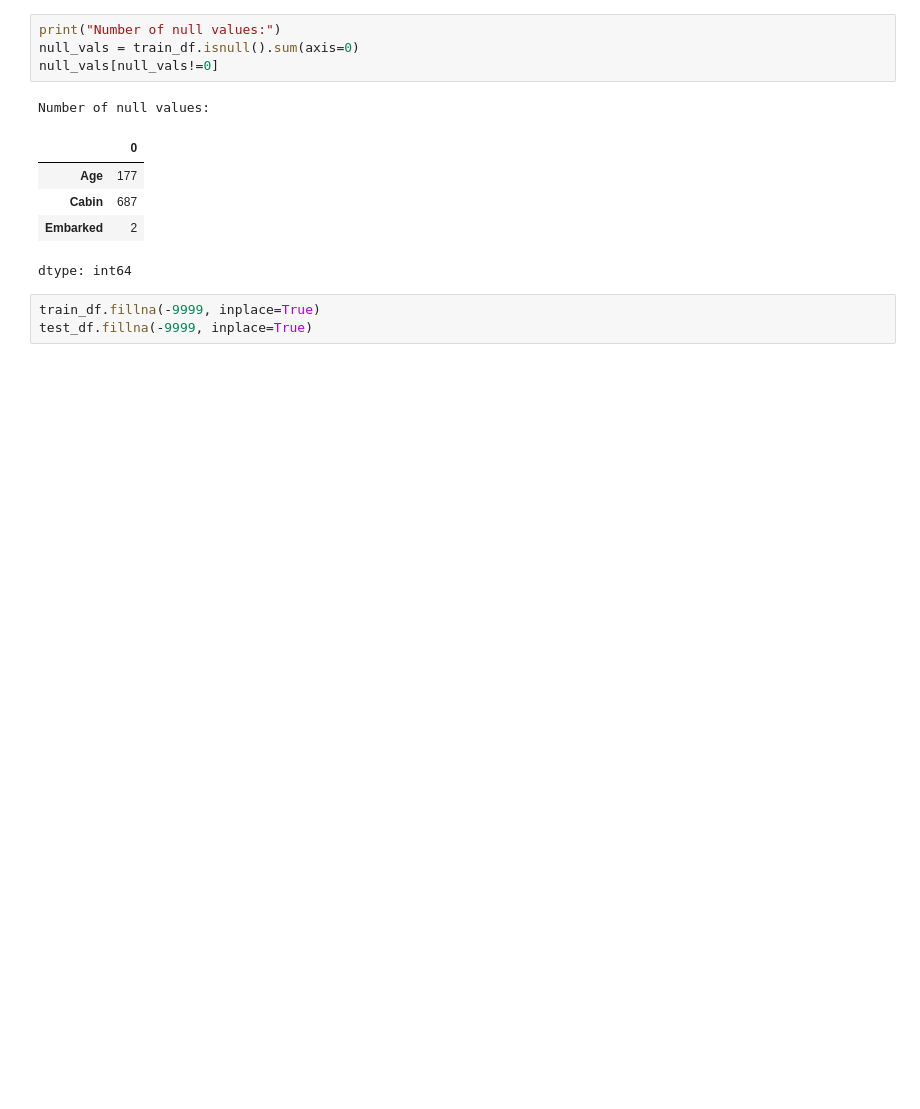
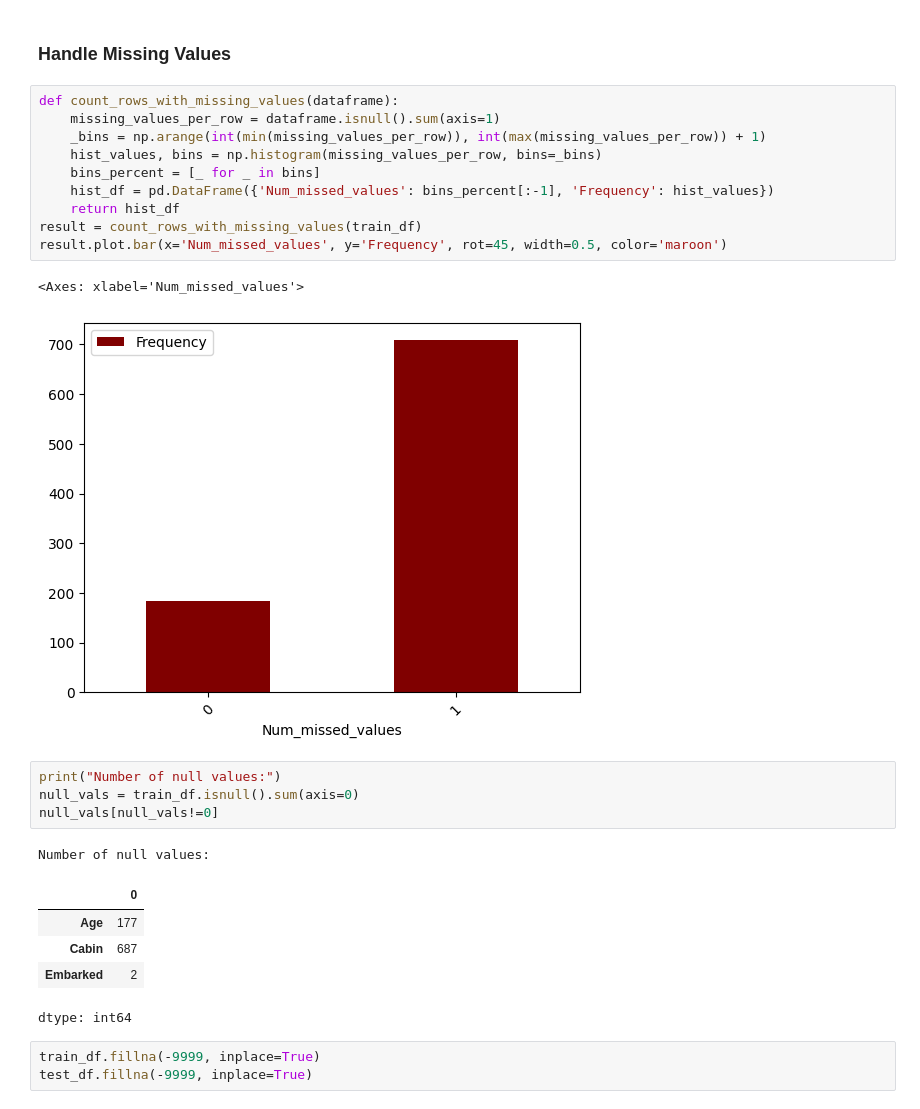
Before and after one commit to ariahosseini/TradML, a Jupyter notebook: ML_CatBoost_ProjOne.ipynb, the cells around one changed output. Saved outputs shown, nothing was run; the diff lists cells and outputs as text; blank space fills up the shorter version.

```diff
--- a/ML_CatBoost_ProjOne.ipynb
+++ b/ML_CatBoost_ProjOne.ipynb
@@ -108,3 +147,18 @@ Embarked : 3
+# %% [markdown]
+### Handle Missing Values
+# %%
+def count_rows_with_missing_values(dataframe):
+    missing_values_per_row = dataframe.isnull().sum(axis=1)
+    _bins = np.arange(int(min(missing_values_per_row)), int(max(missing_values_per_row)) + 1)
+    hist_values, bins = np.histogram(missing_values_per_row, bins=_bins)
+    bins_percent = [_ for _ in bins]
+    hist_df = pd.DataFrame({'Num_missed_values': bins_percent[:-1], 'Frequency': hist_values})
+    return hist_df
+result = count_rows_with_missing_values(train_df)
+result.plot.bar(x='Num_missed_values', y='Frequency', rot=45, width=0.5, color='maroon')
+# %% [output]
+<Axes: xlabel='Num_missed_values'>
+[figure, added]
 # %%
 print("Number of null values:")
 null_vals = train_df.isnull().sum(axis=0)
```
Also changed, not shown: parts of 62 cells of this notebook.
